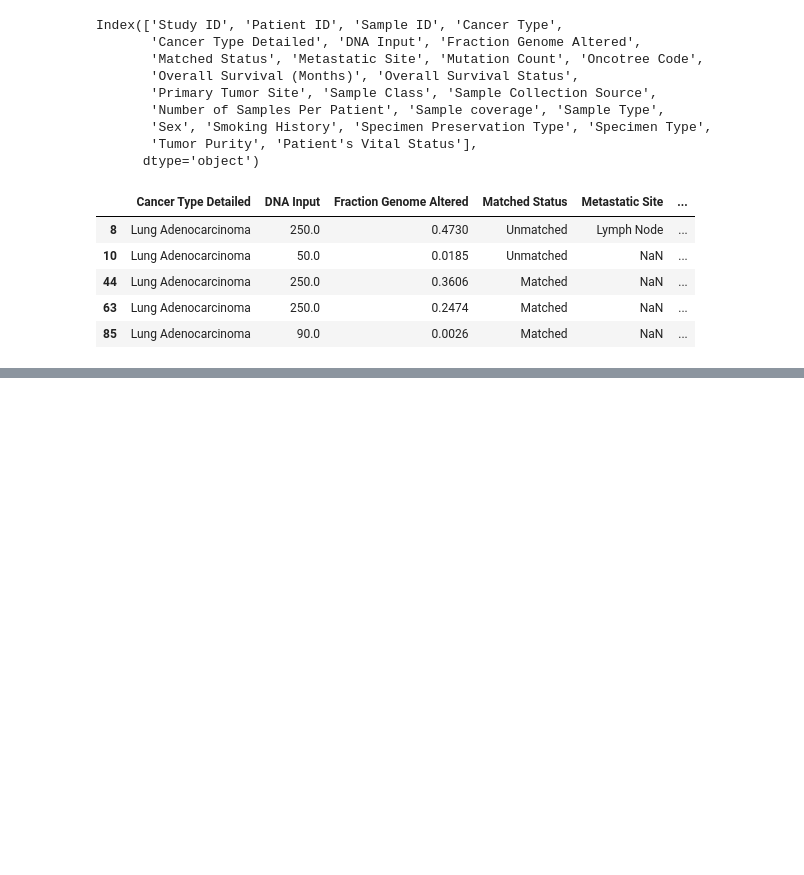
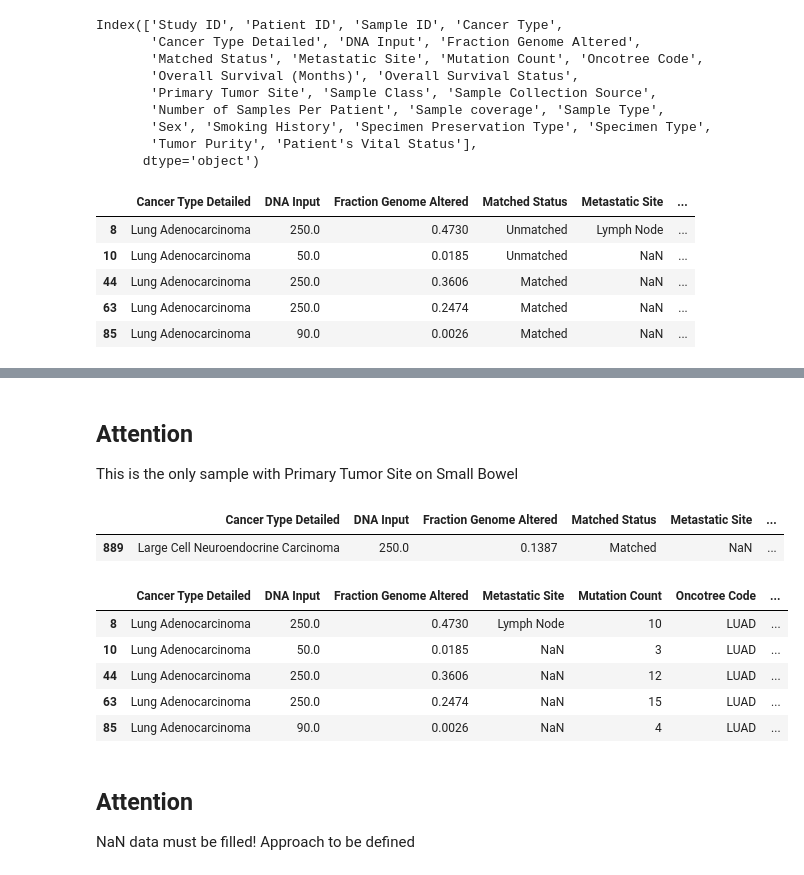
Before and after one commit to ahliminha/cancer_study, a Jupyter notebook: Lung.ipynb, the cells around one changed output, grey strips where cells are left out. Cells and saved outputs as stored; diff of their text form; code cells hidden in the pictures; blank space fills up the shorter version.

```diff
--- a/Lung.ipynb
+++ b/Lung.ipynb
@@ -160,0 +216,3 @@ lung_clean.head()
+# %%
+lung_clean.pop("ALIVE")
+lung_clean.pop("DECEASED") #same data of "Living" "Deceased"
@@ -160,0 +232,23 @@ lung_clean.head()
+# %% [markdown]
+## Attention
+This is the only sample with Primary Tumor Site on Small Bowel
+# %%
+lung_clean.loc[lung_clean["Primary Tumor Site"] == "Small Bowel"]
+# %% [output]
+|  | Cancer Type Detailed | DNA Input | Fraction Genome Altered | Matched Status | Metastatic Site | ... |
+| 889 | Large Cell Neuroendocrine Carcinoma | 250.0 | 0.1387 | Matched | NaN | ... |
+# %%
+lung_clean = lung_clean.rename(columns={"Matched": "Data Matched", "Unmatched": "Unmatched Data", "Never": "Not-Smoker", "Unknown": "Unknown Smoker Status", "0:LIVING": "Living", "1:DECEASED": "Deceased"})
+# %%
+lung_clean.head()
+# %% [output]
+|  | Cancer Type Detailed | DNA Input | Fraction Genome Altered | Metastatic Site | Mutation Count | Oncotree Code | ... |
+| 8 | Lung Adenocarcinoma | 250.0 | 0.4730 | Lymph Node | 10 | LUAD | ... |
+| 10 | Lung Adenocarcinoma | 50.0 | 0.0185 | NaN | 3 | LUAD | ... |
+| 44 | Lung Adenocarcinoma | 250.0 | 0.3606 | NaN | 12 | LUAD | ... |
+| 63 | Lung Adenocarcinoma | 250.0 | 0.2474 | NaN | 15 | LUAD | ... |
+| 85 | Lung Adenocarcinoma | 90.0 | 0.0026 | NaN | 4 | LUAD | ... |
+# %% [markdown]
+## Attention
+
+NaN data must be filled! Approach to be defined
```
Also changed, not shown: parts of 9 cells of this notebook.
